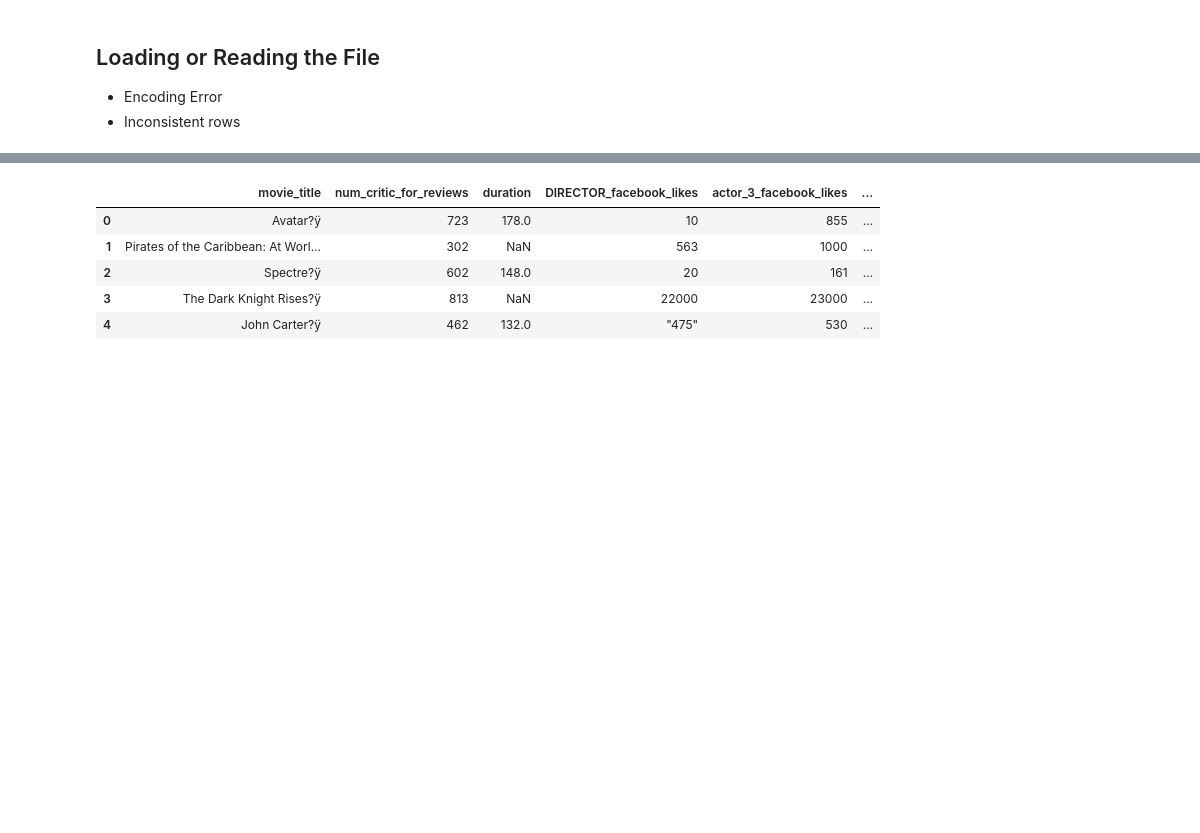
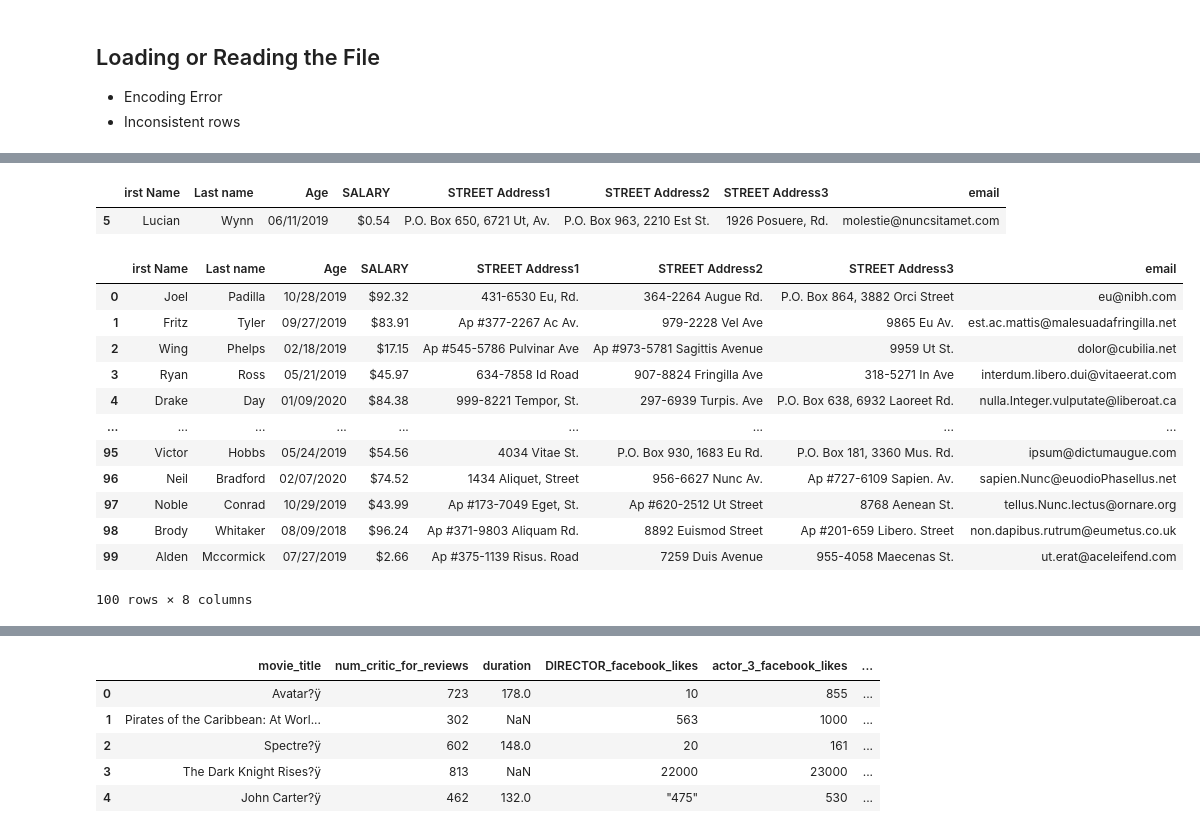
Before and after one commit to Sru-j/daily_lab_activities, a Jupyter notebook: DataCleaning_Example_1.ipynb, the cells around one changed output, grey strips where cells are left out. Drawn from its saved outputs; the diff is of its cells as text; code cells hidden in the pictures; blank space fills up the shorter version.

```diff
--- a/DataCleaning_Example_1.ipynb
+++ b/DataCleaning_Example_1.ipynb
@@ -30,4 +64,25 @@ UnicodeDecodeError: 'utf-8' codec can't decode byte 0xff in position 275: invali
+# %%
+df.sample()
+# %% [output]
+|  | irst Name | Last name | Age | SALARY | STREET Address1 | STREET Address2 | STREET Address3 | email |
+| 5 | Lucian | Wynn | 06/11/2019 | $0.54 | P.O. Box 650, 6721 Ut, Av. | P.O. Box 963, 2210 Est St. | 1926 Posuere, Rd. | molestie@nuncsitamet.com |
 # %%
 # Solution 1
 # UTF Encoding
+df = pd.read_csv(url,encoding='utf8')
+df
+# %% [output]
+|  | irst Name | Last name | Age | SALARY | STREET Address1 | STREET Address2 | STREET Address3 | email |
+| 0 | Joel | Padilla | 10/28/2019 | $92.32 | 431-6530 Eu, Rd. | 364-2264 Augue Rd. | P.O. Box 864, 3882 Orci Street | eu@nibh.com |
+| 1 | Fritz | Tyler | 09/27/2019 | $83.91 | Ap #377-2267 Ac Av. | 979-2228 Vel Ave | 9865 Eu Av. | est.ac.mattis@malesuadafringilla.net |
+| 2 | Wing | Phelps | 02/18/2019 | $17.15 | Ap #545-5786 Pulvinar Ave | Ap #973-5781 Sagittis Avenue | 9959 Ut St. | dolor@cubilia.net |
+| 3 | Ryan | Ross | 05/21/2019 | $45.97 | 634-7858 Id Road | 907-8824 Fringilla Ave | 318-5271 In Ave | interdum.libero.dui@vitaeerat.com |
+| 4 | Drake | Day | 01/09/2020 | $84.38 | 999-8221 Tempor, St. | 297-6939 Turpis. Ave | P.O. Box 638, 6932 Laoreet Rd. | nulla.Integer.vulputate@liberoat.ca |
+| ... | ... | ... | ... | ... | ... | ... | ... | ... |
+| 95 | Victor | Hobbs | 05/24/2019 | $54.56 | 4034 Vitae St. | P.O. Box 930, 1683 Eu Rd. | P.O. Box 181, 3360 Mus. Rd. | ipsum@dictumaugue.com |
+| 96 | Neil | Bradford | 02/07/2020 | $74.52 | 1434 Aliquet, Street | 956-6627 Nunc Av. | Ap #727-6109 Sapien. Av. | sapien.Nunc@euodioPhasellus.net |
+| 97 | Noble | Conrad | 10/29/2019 | $43.99 | Ap #173-7049 Eget, St. | Ap #620-2512 Ut Street | 8768 Aenean St. | tellus.Nunc.lectus@ornare.org |
+| 98 | Brody | Whitaker | 08/09/2018 | $96.24 | Ap #371-9803 Aliquam Rd. | 8892 Euismod Street | Ap #201-659 Libero. Street | non.dapibus.rutrum@eumetus.co.uk |
+| 99 | Alden | Mccormick | 07/27/2019 | $2.66 | Ap #375-1139 Risus. Road | 7259 Duis Avenue | 955-4058 Maecenas St. | ut.erat@aceleifend.com |
+100 rows × 8 columns
 # %%
```
Also changed, not shown: parts of 9 cells of this notebook.
